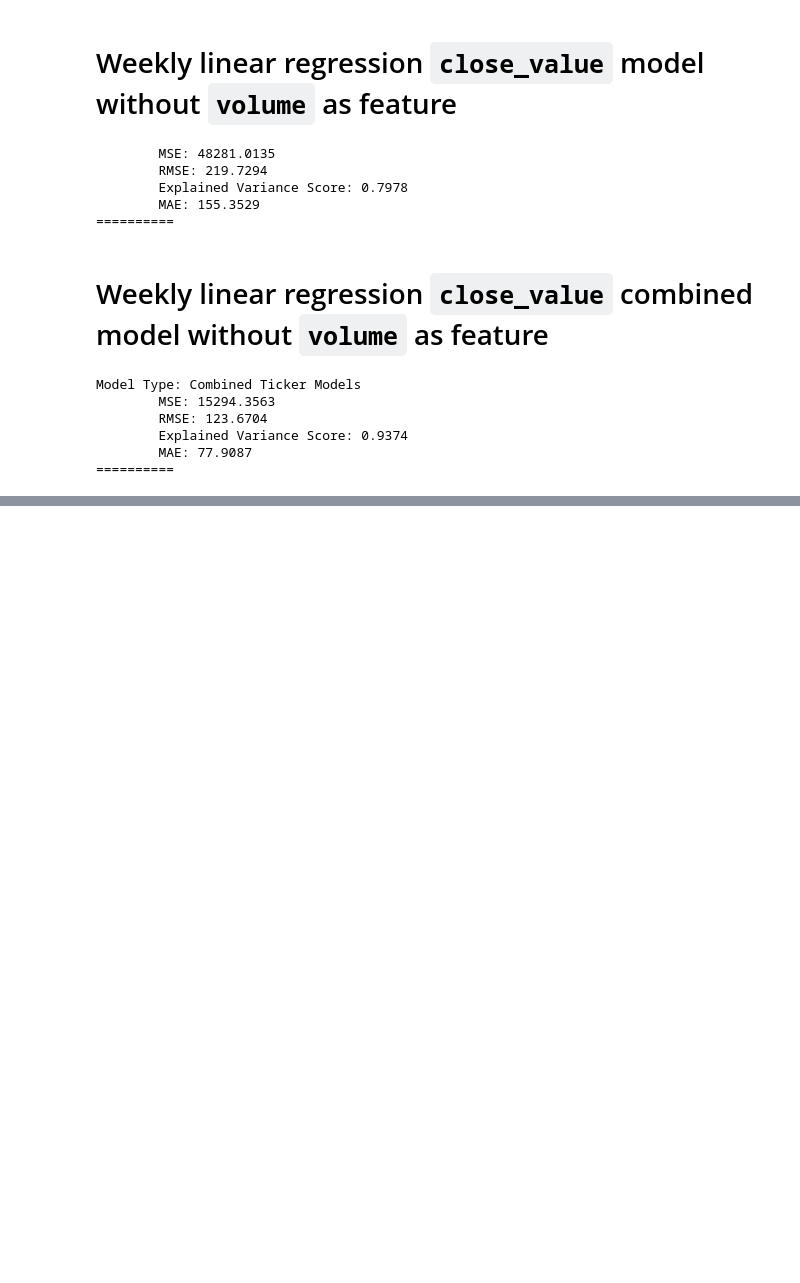
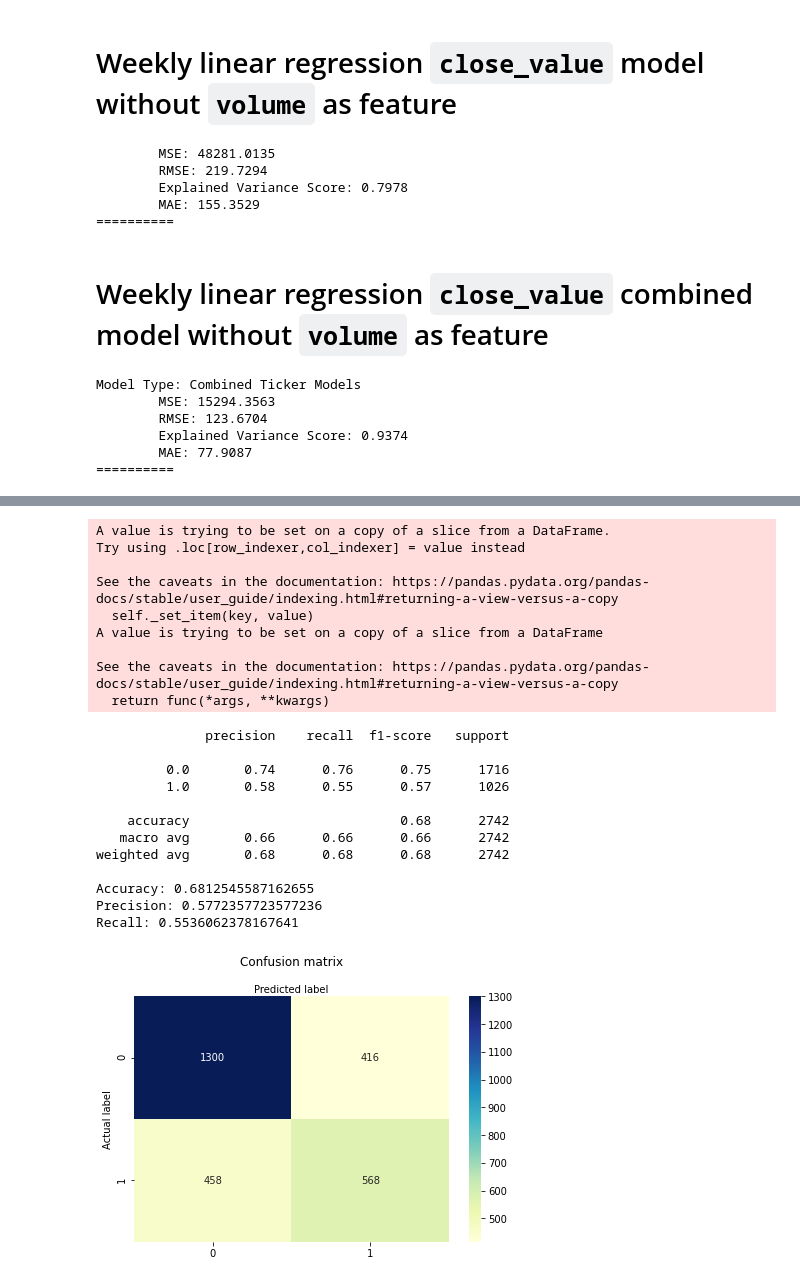
Before and after one commit to heatherpieszala/w207_final_project, a Jupyter notebook: w207_final_project/models/peletz_modeling.ipynb, the cells around one changed output, grey strips where cells are left out. Drawn from its saved outputs; the diff is of its cells as text; code cells hidden in the pictures; blank space fills up the shorter version.

```diff
--- a/w207_final_project/models/peletz_modeling.ipynb
+++ b/w207_final_project/models/peletz_modeling.ipynb
@@ -244,0 +589,25 @@ Model Type: Combined Ticker Models
+# %%
+build_dt_model_two()
+# %% [output]
+A value is trying to be set on a copy of a slice from a DataFrame.
+Try using .loc[row_indexer,col_indexer] = value instead
+
+See the caveats in the documentation: https://pandas.pydata.org/pandas-docs/stable/user_guide/indexing.html#returning-a-view-versus-a-copy
+  self._set_item(key, value)
+A value is trying to be set on a copy of a slice from a DataFrame
+
+See the caveats in the documentation: https://pandas.pydata.org/pandas-docs/stable/user_guide/indexing.html#returning-a-view-versus-a-copy
+  return func(*args, **kwargs)
+              precision    recall  f1-score   support
+
+         0.0       0.74      0.76      0.75      1716
+         1.0       0.58      0.55      0.57      1026
+
+    accuracy                           0.68      2742
+   macro avg       0.66      0.66      0.66      2742
+weighted avg       0.68      0.68      0.68      2742
+
+Accuracy: 0.6812545587162655
+Precision: 0.5772357723577236
+Recall: 0.5536062378167641
+[figure, added]
```
Also changed, not shown: parts of 16 cells of this notebook.
